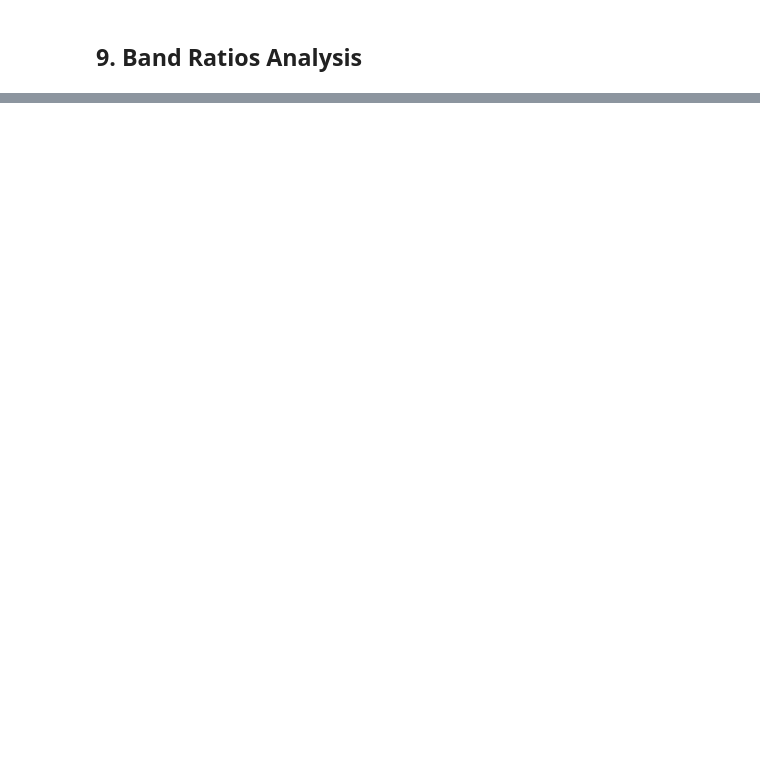
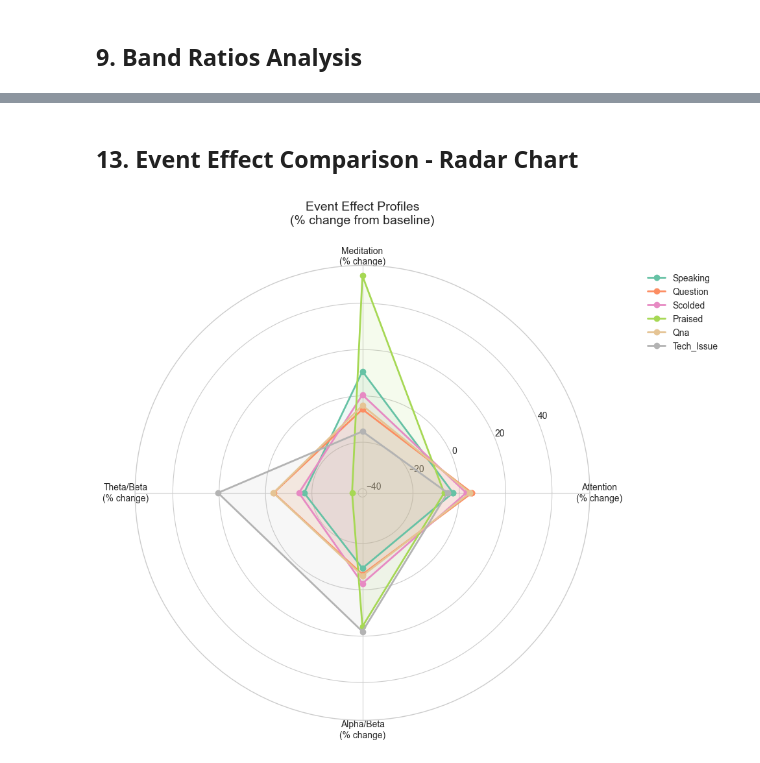
Before and after one commit to ankitrajmehta/mindtune-brainwave, a Jupyter notebook: eeg_analysis.ipynb, the cells around one changed output, grey strips where cells are left out. Saved outputs shown, nothing was run; the diff lists cells and outputs as text; code cells hidden in the pictures; blank space fills up the shorter version.

```diff
--- a/eeg_analysis.ipynb
+++ b/eeg_analysis.ipynb
@@ -316,0 +583,52 @@ plt.show()
+# %% [markdown]
+## 13. Event Effect Comparison - Radar Chart
+# %%
+from math import pi
+
+# Prepare normalized data for radar chart
+metrics_radar = ['attention', 'meditation', 'theta_beta', 'alpha_beta']
+
+# Calculate mean for each event
+radar_data = {}
+for marker_event in marker_events:
+    if df_good[marker_event].sum() > 10:
+        event_name = marker_event.replace('marker_ev_', '').replace('_active', '')
+        on_data = df_good[df_good[marker_event] == 1]
+        off_data = df_good[df_good[marker_event] == 0]
+
+        # Calculate % change from baseline
+        changes = []
+        for metric in metrics_radar:
+            off_mean = off_data[metric].mean()
+            on_mean = on_data[metric].mean()
+            pct_change = ((on_mean - off_mean) / (abs(off_mean) + 0.01)) * 100
+            changes.append(pct_change)
+        radar_data[event_name] = changes
+
+# Create radar chart
+fig, ax = plt.subplots(figsize=(10, 10), subplot_kw=dict(projection='polar'))
+
+# Number of metrics
+N = len(metrics_radar)
+angles = [n / float(N) * 2 * pi for n in range(N)]
+angles += angles[:1]  # Close the loop
+
+# Plot each event
+colors = plt.cm.Set2(np.linspace(0, 1, len(radar_data)))
+for idx, (event, values) in enumerate(radar_data.items()):
+    values += values[:1]  # Close the loop
+    ax.plot(angles, values, 'o-', linewidth=2, label=event.title(), color=colors[idx])
+    ax.fill(angles, values, alpha=0.1, color=colors[idx])
+
+# Set labels
+metric_labels = ['Attention\n(% change)', 'Meditation\n(% change)',
+                 'Theta/Beta\n(% change)', 'Alpha/Beta\n(% change)']
+ax.set_xticks(angles[:-1])
+ax.set_xticklabels(metric_labels, fontsize=10)
+
+ax.legend(loc='upper right', bbox_to_anchor=(1.3, 1.0))
+plt.title('Event Effect Profiles\n(% change from baseline)', fontsize=14, y=1.08)
+plt.tight_layout()
+plt.show()
+# %% [output]
+[figure, added]
```
Also changed, not shown: parts of 35 cells of this notebook, 3 other files.
